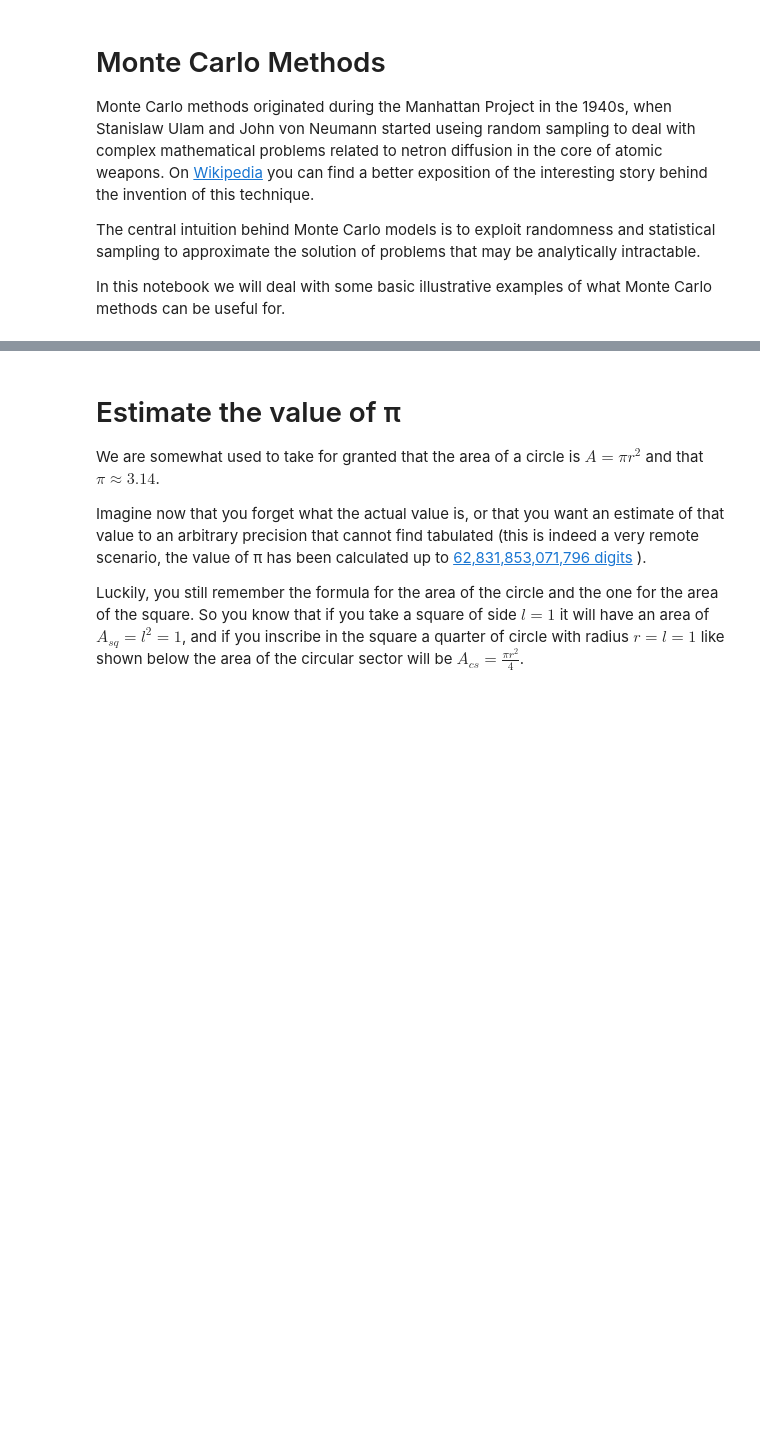
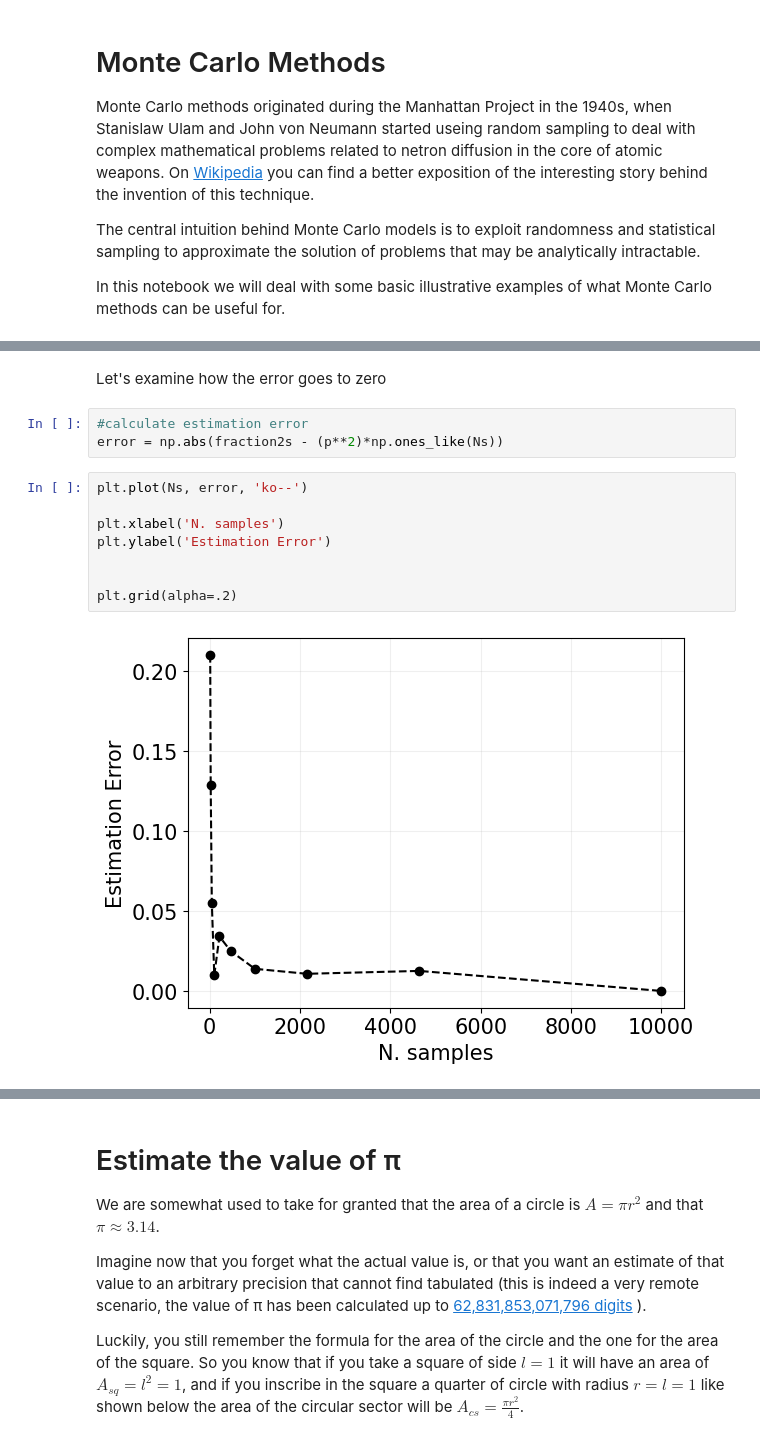
Before and after one commit to fmottes/Harvard-AM115-2024, a Jupyter notebook: [AM115 2024] Lecture 3 - Monte Carlo Methods.ipynb, the cells around one changed output, grey strips where cells are left out. Cells and saved outputs as stored; diff of their text form; blank space fills up the shorter version.

```diff
--- a/[AM115 2024] Lecture 3 - Monte Carlo Methods.ipynb
+++ b/[AM115 2024] Lecture 3 - Monte Carlo Methods.ipynb
@@ -30,0 +113,15 @@ In this notebook we will deal with some basic illustrative examples of what Mont
+# %% [markdown]
+Let's examine how the error goes to zero
+# %%
+#calculate estimation error
+error = np.abs(fraction2s - (p**2)*np.ones_like(Ns))
+# %%
+plt.plot(Ns, error, 'ko--')
+
+plt.xlabel('N. samples')
+plt.ylabel('Estimation Error')
+
+
+plt.grid(alpha=.2)
+# %% [output]
+[figure, added]
```
Also changed, not shown: parts of 31 cells of this notebook.
